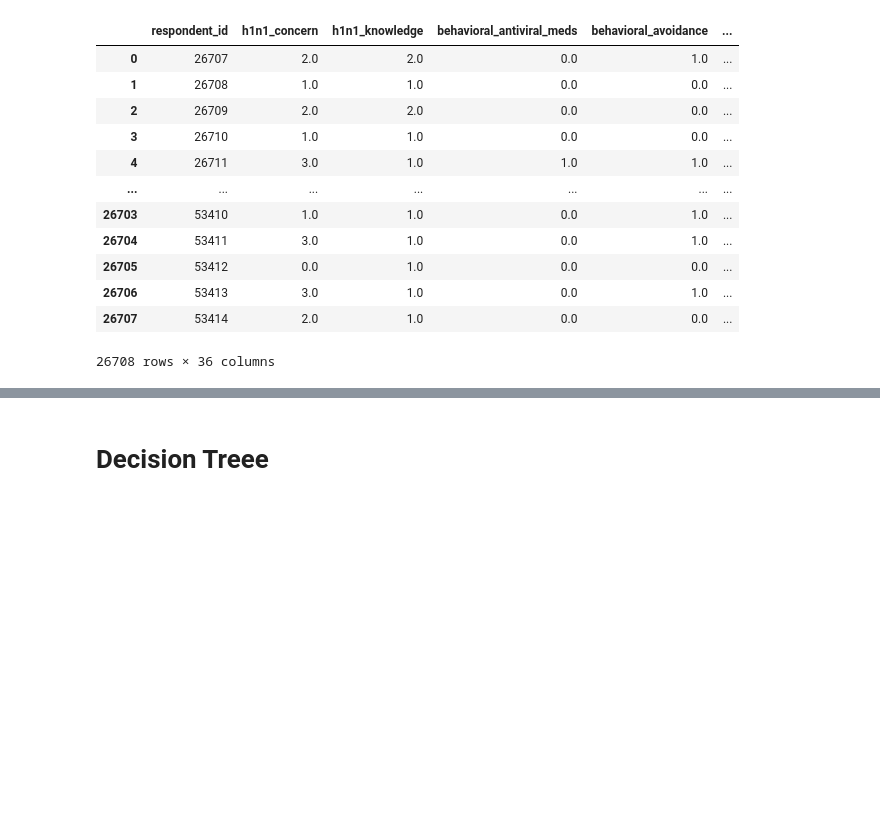
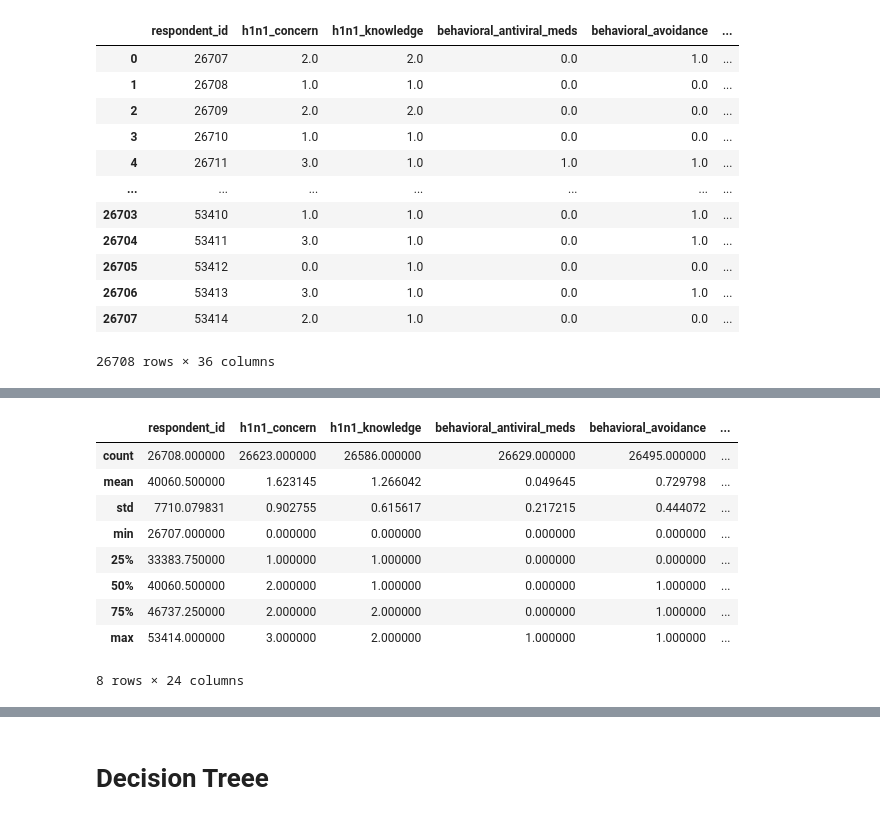
Before and after one commit to gshikanda/PHASE-3-PROJECT, a Jupyter notebook: H1N1 PROJECT.ipynb, the cells around one changed output, grey strips where cells are left out. Cells and saved outputs as stored; diff of their text form; code cells hidden in the pictures; blank space fills up the shorter version.

```diff
--- a/H1N1 PROJECT.ipynb
+++ b/H1N1 PROJECT.ipynb
@@ -882,0 +918,13 @@ testing_concat=pd.concat([training_label,test])
+# %%
+test_df.describe()
+# %% [output]
+|  | respondent_id | h1n1_concern | h1n1_knowledge | behavioral_antiviral_meds | behavioral_avoidance | ... |
+| count | 26708.000000 | 26623.000000 | 26586.000000 | 26629.000000 | 26495.000000 | ... |
+| mean | 40060.500000 | 1.623145 | 1.266042 | 0.049645 | 0.729798 | ... |
+| std | 7710.079831 | 0.902755 | 0.615617 | 0.217215 | 0.444072 | ... |
+| min | 26707.000000 | 0.000000 | 0.000000 | 0.000000 | 0.000000 | ... |
+| 25% | 33383.750000 | 1.000000 | 1.000000 | 0.000000 | 0.000000 | ... |
+| 50% | 40060.500000 | 2.000000 | 1.000000 | 0.000000 | 1.000000 | ... |
+| 75% | 46737.250000 | 2.000000 | 2.000000 | 0.000000 | 1.000000 | ... |
+| max | 53414.000000 | 3.000000 | 2.000000 | 1.000000 | 1.000000 | ... |
+8 rows × 24 columns
```
Also changed, not shown: parts of 18 cells of this notebook.
